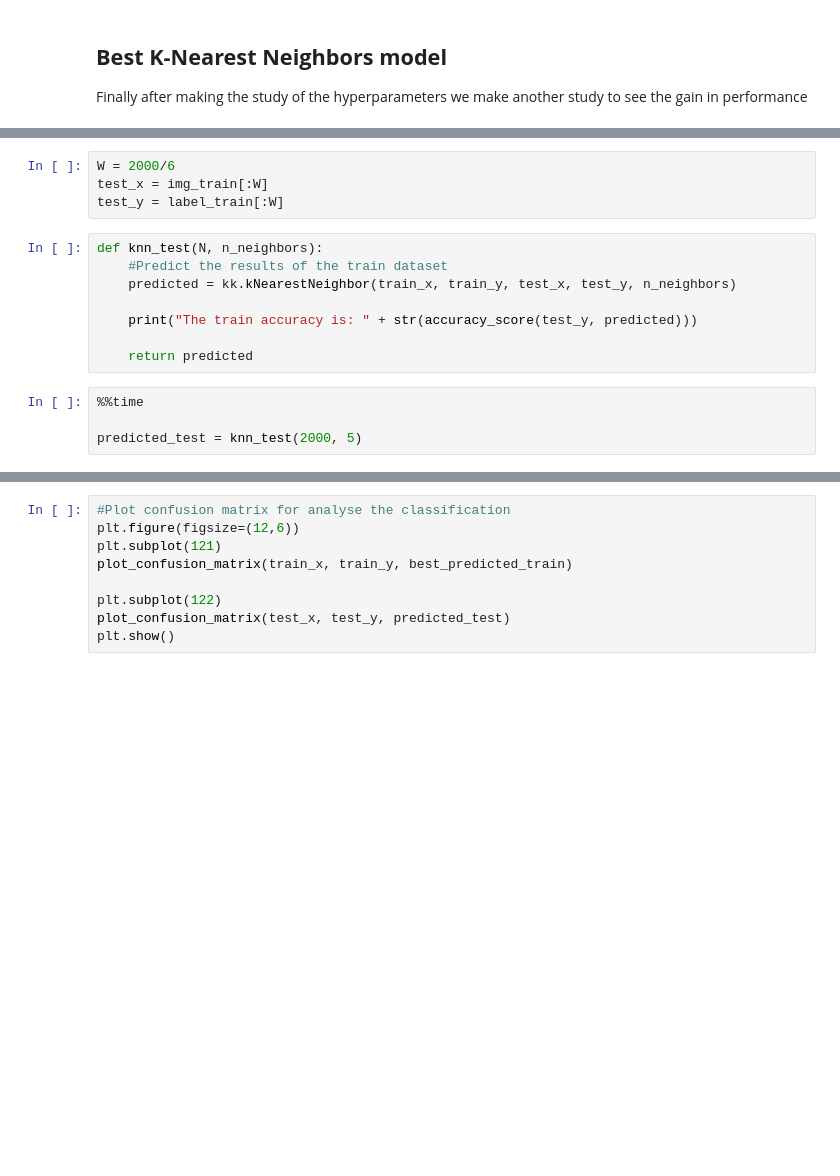
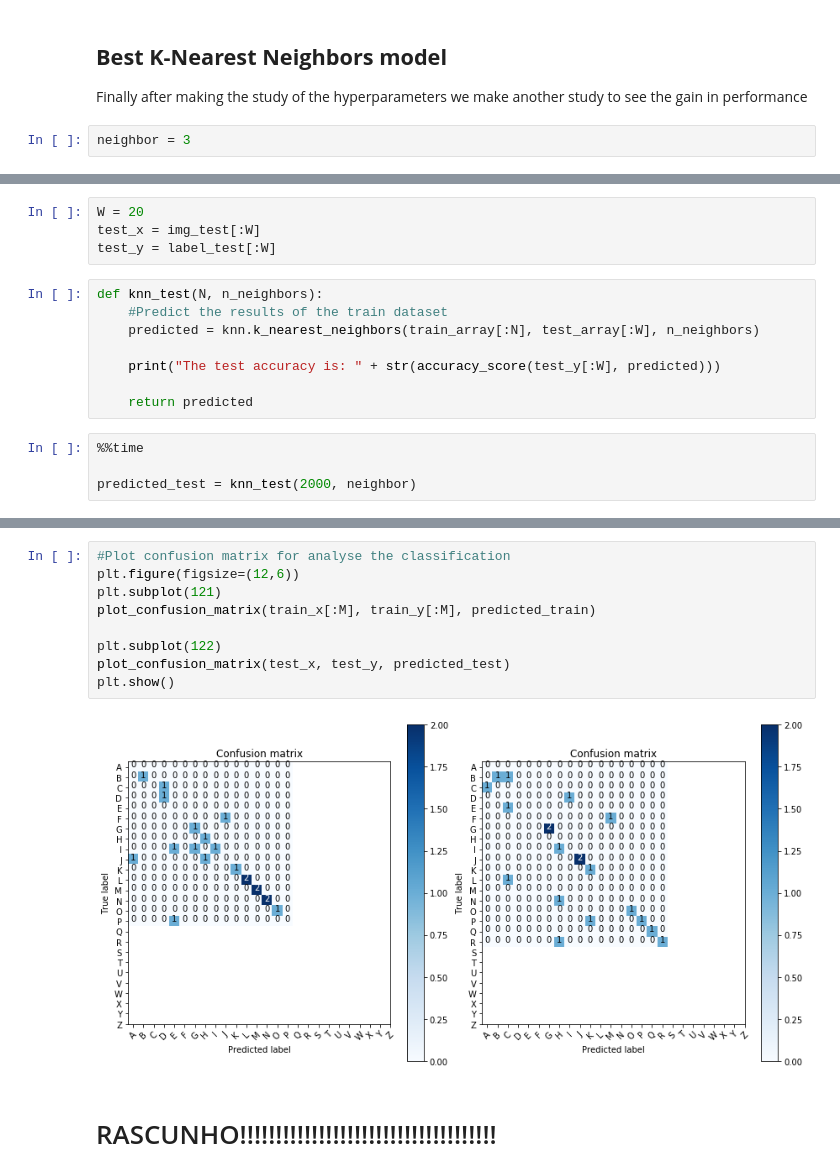
Before and after one commit to fabiomorooka/Letter-Identification, a Jupyter notebook: created_knn/main.ipynb, the cells around one changed output, grey strips where cells are left out. Saved outputs shown, nothing was run; the diff lists cells and outputs as text; blank space fills up the shorter version.

```diff
--- a/created_knn/main.ipynb
+++ b/created_knn/main.ipynb
@@ -175,6 +195,8 @@ Wall time: 4min 27s
 ## **Best K-Nearest Neighbors model**
 
 Finally after making the study of the hyperparameters we make another study to see the gain in performance
+# %%
+neighbor = 3
 # %%
 %%time
 
@@ -182,16 +212,16 @@ best_predicted_train = knn_train(2000, 5)
 # %%
-W = 2000/6
-test_x = img_train[:W]
-test_y = label_train[:W]
+W = 20
+test_x = img_test[:W]
+test_y = label_test[:W]
 # %%
 def knn_test(N, n_neighbors):
     #Predict the results of the train dataset
-    predicted = kk.kNearestNeighbor(train_x, train_y, test_x, test_y, n_neighbors)
+    predicted = knn.k_nearest_neighbors(train_array[:N], test_array[:W], n_neighbors)
 
-    print("The train accuracy is: " + str(accuracy_score(test_y, predicted)))
+    print("The test accuracy is: " + str(accuracy_score(test_y[:W], predicted)))
 
     return predicted
 # %%
 %%time
 
-predicted_test = knn_test(2000, 5)
+predicted_test = knn_test(2000, neighbor)
@@ -198,9 +232,13 @@ predicted_test = knn_test(2000, 5)
 # %%
 #Plot confusion matrix for analyse the classification
 plt.figure(figsize=(12,6))
 plt.subplot(121)
-plot_confusion_matrix(train_x, train_y, best_predicted_train)
+plot_confusion_matrix(train_x[:M], train_y[:M], predicted_train)
 
 plt.subplot(122)
 plot_confusion_matrix(test_x, test_y, predicted_test)
 plt.show()
+# %% [output]
+[figure, added]
+# %% [markdown]
+# RASCUNHO!!!!!!!!!!!!!!!!!!!!!!!!!!!!!!!!!!!!
```
Also changed, not shown: parts of 19 cells of this notebook, 4 other files.
